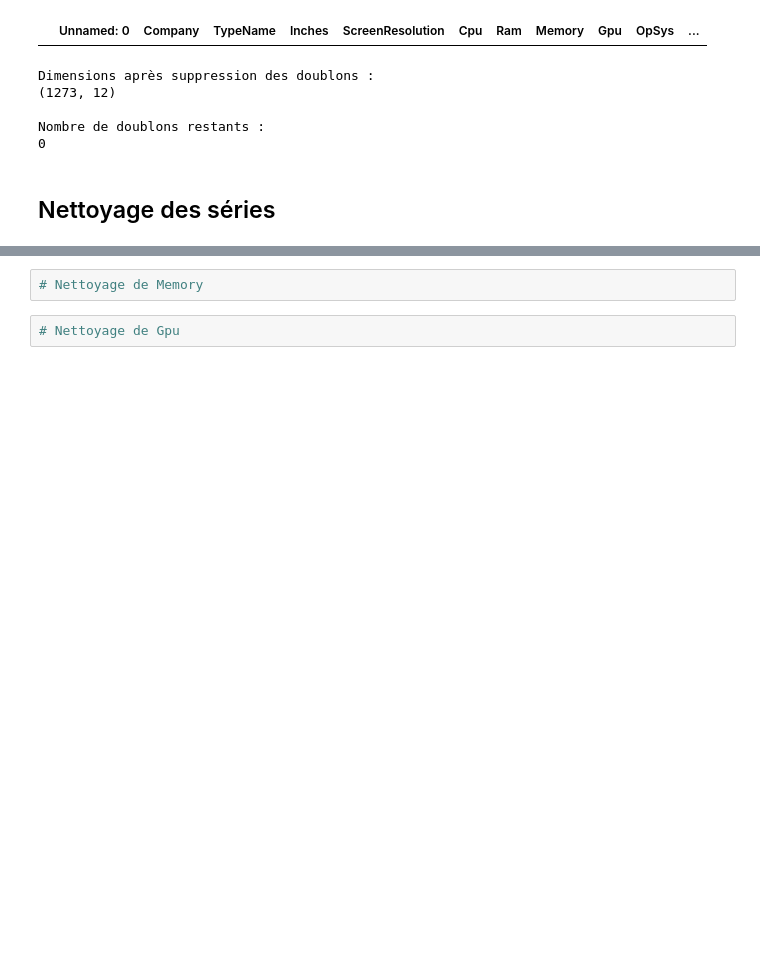
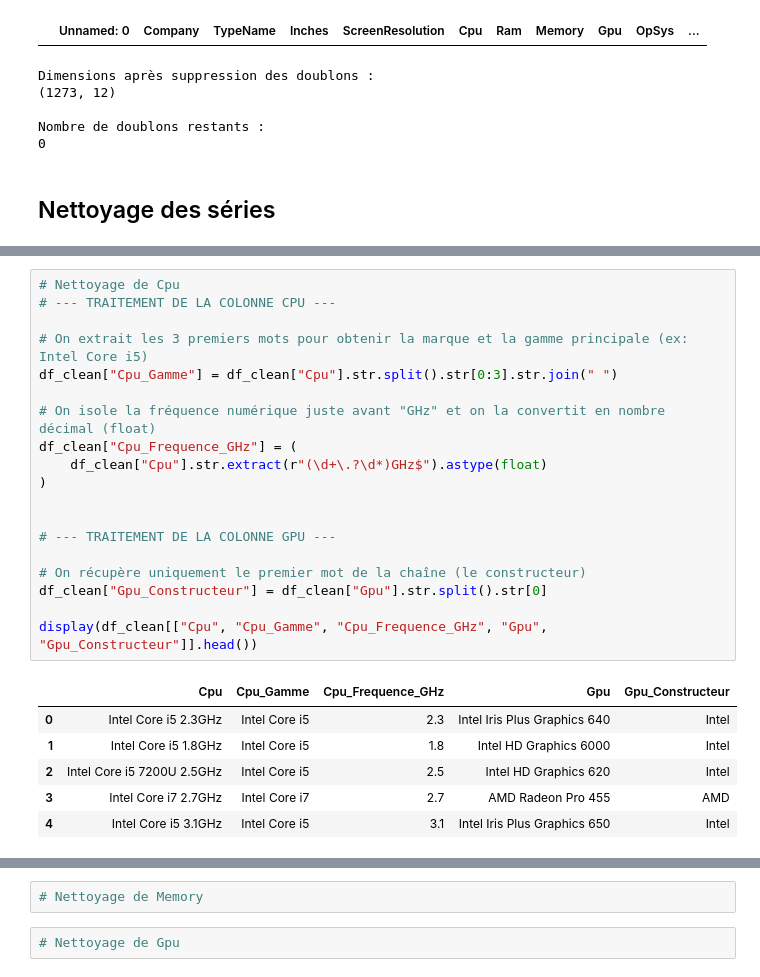
Before and after one commit to lilipix/data-science-project, a Jupyter notebook: notebooks/02_wrangling.ipynb, the cells around one changed output, grey strips where cells are left out. Saved outputs shown, nothing was run; the diff lists cells and outputs as text; blank space fills up the shorter version.

```diff
--- a/notebooks/02_wrangling.ipynb
+++ b/notebooks/02_wrangling.ipynb
@@ -255,0 +257,26 @@ Nombre de doublons restants :
+# %%
+# Nettoyage de Cpu
+# --- TRAITEMENT DE LA COLONNE CPU ---
+
+# On extrait les 3 premiers mots pour obtenir la marque et la gamme principale (ex: Intel Core i5)
+df_clean["Cpu_Gamme"] = df_clean["Cpu"].str.split().str[0:3].str.join(" ")
+
+# On isole la fréquence numérique juste avant "GHz" et on la convertit en nombre décimal (float)
+df_clean["Cpu_Frequence_GHz"] = (
+    df_clean["Cpu"].str.extract(r"(\d+\.?\d*)GHz$").astype(float)
+)
+
+
+# --- TRAITEMENT DE LA COLONNE GPU ---
+
+# On récupère uniquement le premier mot de la chaîne (le constructeur)
+df_clean["Gpu_Constructeur"] = df_clean["Gpu"].str.split().str[0]
+
+display(df_clean[["Cpu", "Cpu_Gamme", "Cpu_Frequence_GHz", "Gpu", "Gpu_Constructeur"]].head())
+# %% [output]
+|  | Cpu | Cpu_Gamme | Cpu_Frequence_GHz | Gpu | Gpu_Constructeur |
+| 0 | Intel Core i5 2.3GHz | Intel Core i5 | 2.3 | Intel Iris Plus Graphics 640 | Intel |
+| 1 | Intel Core i5 1.8GHz | Intel Core i5 | 1.8 | Intel HD Graphics 6000 | Intel |
+| 2 | Intel Core i5 7200U 2.5GHz | Intel Core i5 | 2.5 | Intel HD Graphics 620 | Intel |
+| 3 | Intel Core i7 2.7GHz | Intel Core i7 | 2.7 | AMD Radeon Pro 455 | AMD |
+| 4 | Intel Core i5 3.1GHz | Intel Core i5 | 3.1 | Intel Iris Plus Graphics 650 | Intel |
```
Also changed, not shown: parts of 6 cells of this notebook.
